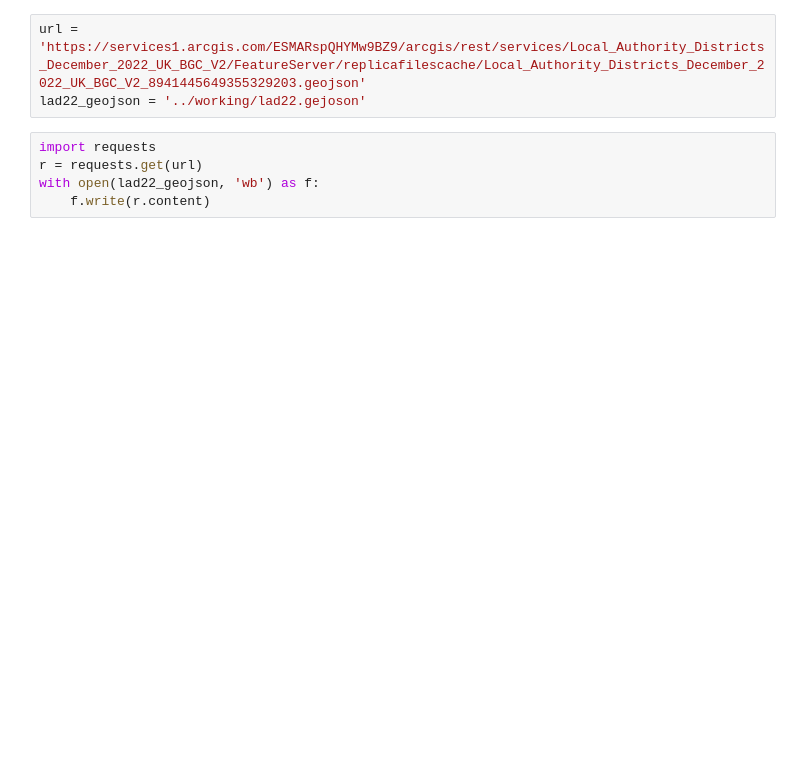
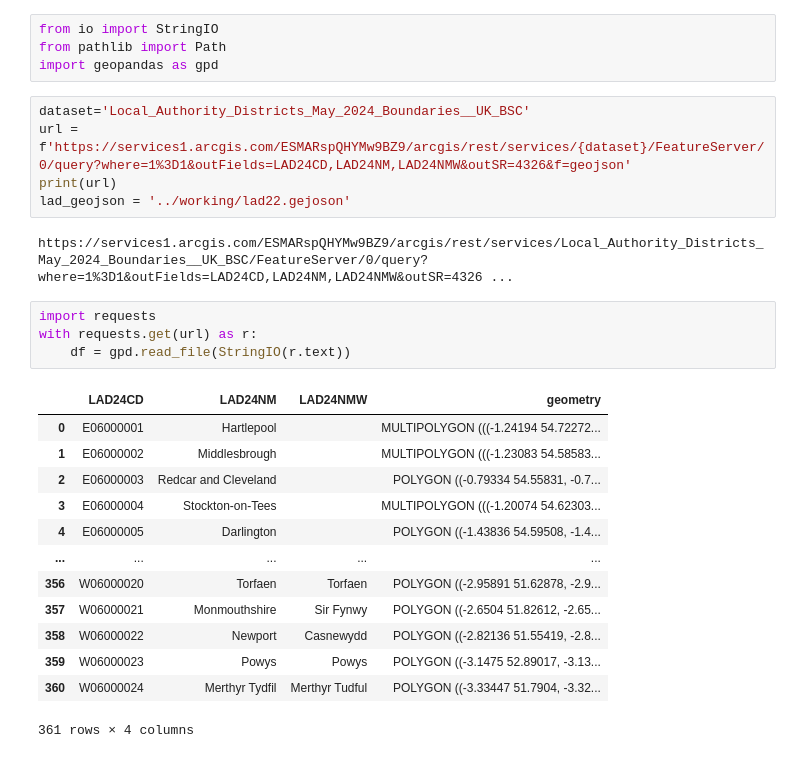
Before and after one commit to dringtech/social-value-data-explorer, a Jupyter notebook: pipeline/geo.ipynb, the cells around one changed output. Cells and saved outputs as stored; diff of their text form; blank space fills up the shorter version.

```diff
--- a/pipeline/geo.ipynb
+++ b/pipeline/geo.ipynb
@@ -1,8 +1,29 @@
+# %%
+from io import StringIO
+from pathlib import Path
+import geopandas as gpd
 # %%
-url = 'https://services1.arcgis.com/ESMARspQHYMw9BZ9/arcgis/rest/services/Local_Authority_Districts_December_2022_UK_BGC_V2/FeatureServer/replicafilescache/Local_Authority_Districts_December_2022_UK_BGC_V2_8941445649355329203.geojson'
-lad22_geojson = '../working/lad22.gejoson'
+dataset='Local_Authority_Districts_May_2024_Boundaries__UK_BSC'
+url = f'https://services1.arcgis.com/ESMARspQHYMw9BZ9/arcgis/rest/services/{dataset}/FeatureServer/0/query?where=1%3D1&outFields=LAD24CD,LAD24NM,LAD24NMW&outSR=4326&f=geojson'
+print(url)
+lad_geojson = '../working/lad22.gejoson'
+# %% [output]
+https://services1.arcgis.com/ESMARspQHYMw9BZ9/arcgis/rest/services/Local_Authority_Districts_May_2024_Boundaries__UK_BSC/FeatureServer/0/query?where=1%3D1&outFields=LAD24CD,LAD24NM,LAD24NMW&outSR=4326 ...
 # %%
 import requests
-r = requests.get(url)
-with open(lad22_geojson, 'wb') as f:
-    f.write(r.content)
+with requests.get(url) as r:
+    df = gpd.read_file(StringIO(r.text))
+# %% [output]
+|  | LAD24CD | LAD24NM | LAD24NMW | geometry |
+| 0 | E06000001 | Hartlepool |  | MULTIPOLYGON (((-1.24194 54.72272... |
+| 1 | E06000002 | Middlesbrough |  | MULTIPOLYGON (((-1.23083 54.58583... |
+| 2 | E06000003 | Redcar and Cleveland |  | POLYGON ((-0.79334 54.55831, -0.7... |
+| 3 | E06000004 | Stockton-on-Tees |  | MULTIPOLYGON (((-1.20074 54.62303... |
+| 4 | E06000005 | Darlington |  | POLYGON ((-1.43836 54.59508, -1.4... |
+| ... | ... | ... | ... | ... |
+| 356 | W06000020 | Torfaen | Torfaen | POLYGON ((-2.95891 51.62878, -2.9... |
+| 357 | W06000021 | Monmouthshire | Sir Fynwy | POLYGON ((-2.6504 51.82612, -2.65... |
+| 358 | W06000022 | Newport | Casnewydd | POLYGON ((-2.82136 51.55419, -2.8... |
+| 359 | W06000023 | Powys | Powys | POLYGON ((-3.1475 52.89017, -3.13... |
+| 360 | W06000024 | Merthyr Tydfil | Merthyr Tudful | POLYGON ((-3.33447 51.7904, -3.32... |
+361 rows × 4 columns
```
Also changed, not shown: parts of 7 cells of this notebook, 7 other files.
